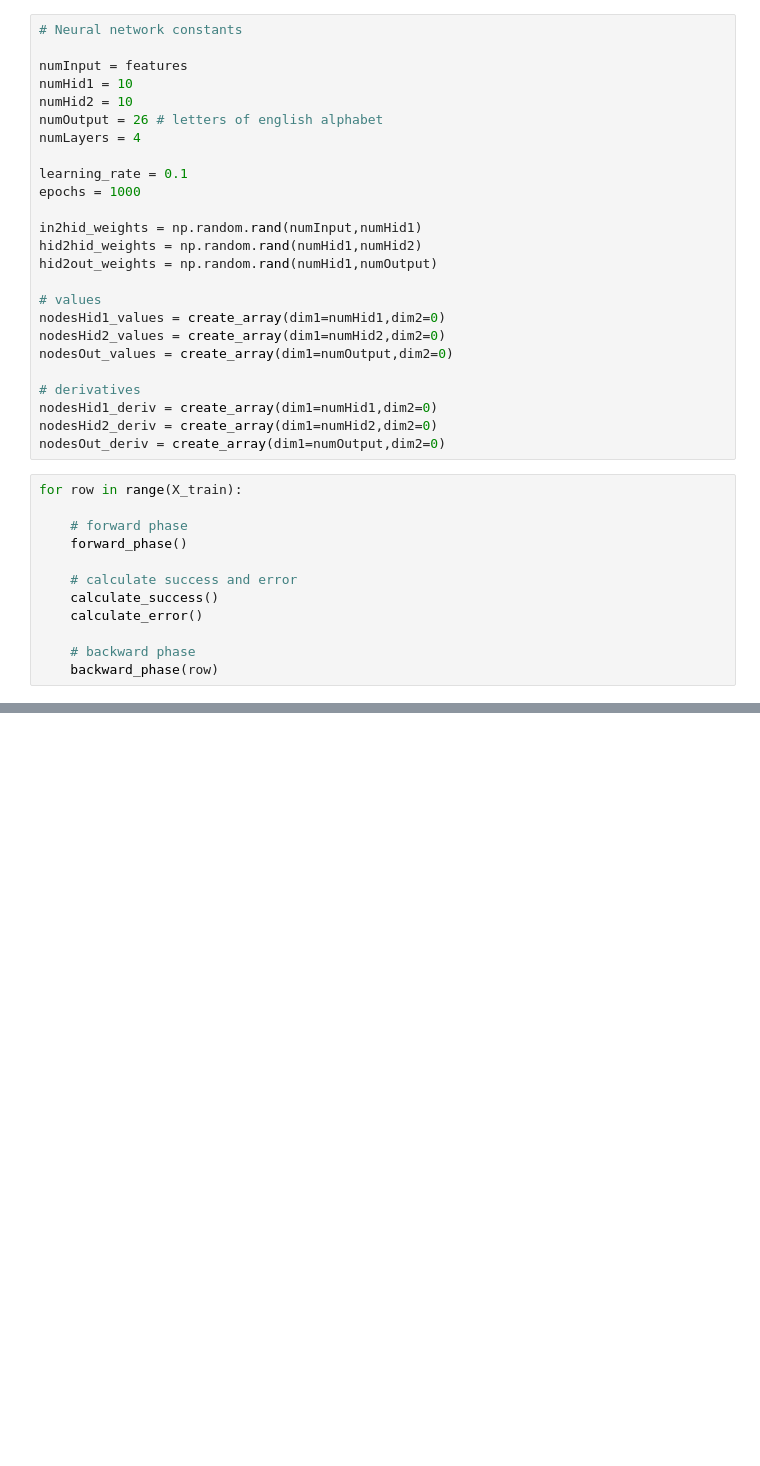
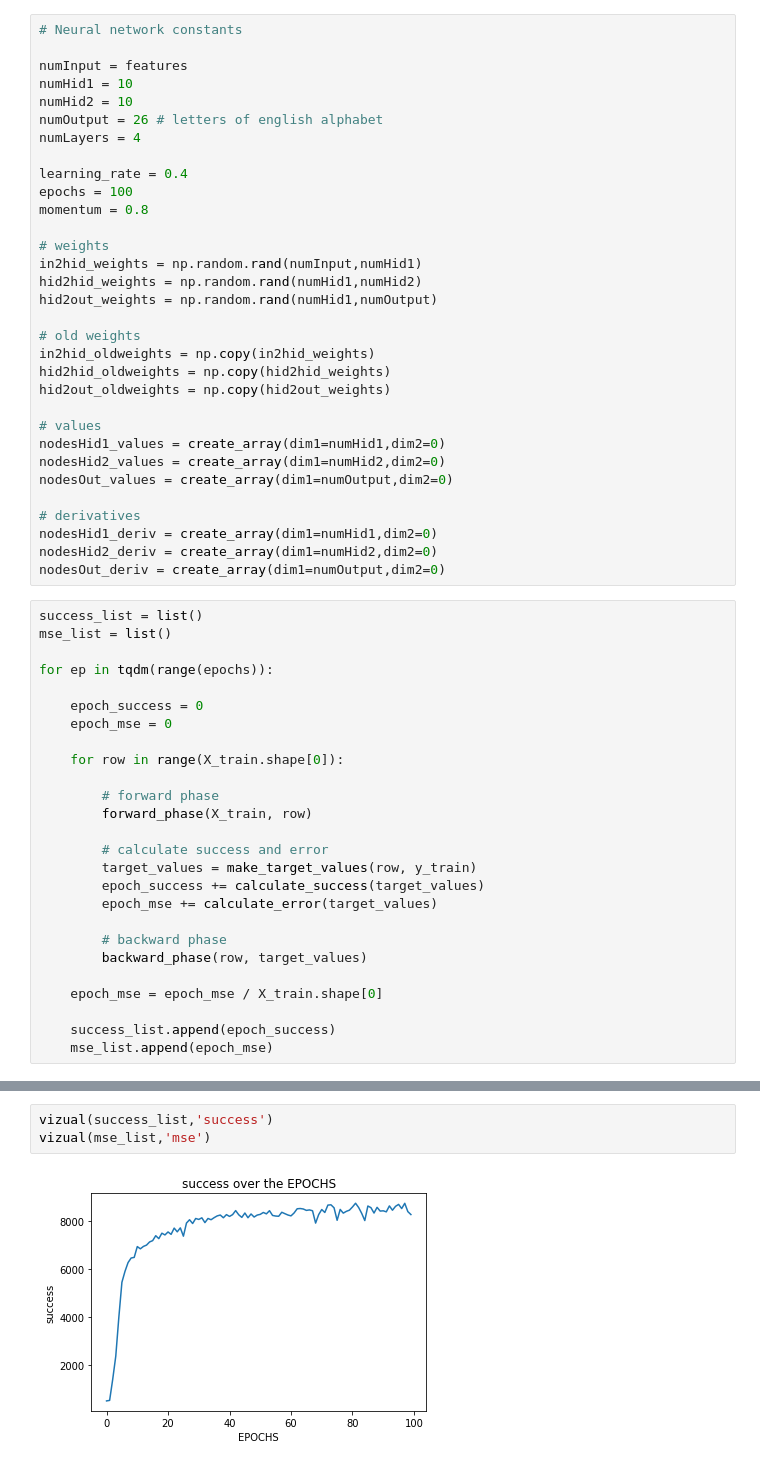
Before and after one commit to cgeorg08/Deep_Learning_suite, a Jupyter notebook: 2. Digit Recognition/neural_net_problem2.ipynb, the cells around one changed output, grey strips where cells are left out. Cells and saved outputs as stored; diff of their text form; blank space fills up the shorter version.

Commit message:
forward and backward phase done - momentum added
start experiments with the architecture to achieve as higher score as possible

```diff
--- a/2. Digit Recognition/neural_net_problem2.ipynb
+++ b/2. Digit Recognition/neural_net_problem2.ipynb
@@ -88,12 +169,19 @@ numHid2 = 10
 numOutput = 26 # letters of english alphabet
 numLayers = 4
 
-learning_rate = 0.1
-epochs = 1000
+learning_rate = 0.4
+epochs = 100
+momentum = 0.8
 
+# weights
 in2hid_weights = np.random.rand(numInput,numHid1)
 hid2hid_weights = np.random.rand(numHid1,numHid2)
 hid2out_weights = np.random.rand(numHid1,numOutput)
+
+# old weights
+in2hid_oldweights = np.copy(in2hid_weights)
+hid2hid_oldweights = np.copy(hid2hid_weights)
+hid2out_oldweights = np.copy(hid2out_weights)
 
 # values
 nodesHid1_values = create_array(dim1=numHid1,dim2=0)
@@ -105,14 +193,28 @@ nodesHid1_deriv = create_array(dim1=numHid1,dim2=0)
 nodesHid2_deriv = create_array(dim1=numHid2,dim2=0)
 nodesOut_deriv = create_array(dim1=numOutput,dim2=0)
 # %%
-for row in range(X_train):
+success_list = list()
+mse_list = list()
 
-    # forward phase
-    forward_phase()
+for ep in tqdm(range(epochs)):
 
-    # calculate success and error
-    calculate_success()
-    calculate_error()
+    epoch_success = 0
+    epoch_mse = 0
 
-    # backward phase
-    backward_phase(row)
+    for row in range(X_train.shape[0]):
+
+        # forward phase
+        forward_phase(X_train, row)
+
+        # calculate success and error
+        target_values = make_target_values(row, y_train)
+        epoch_success += calculate_success(target_values)
+        epoch_mse += calculate_error(target_values)
+
+        # backward phase
+        backward_phase(row, target_values)
+
+    epoch_mse = epoch_mse / X_train.shape[0]
+
+    success_list.append(epoch_success)
+    mse_list.append(epoch_mse)
@@ -167,0 +229,5 @@ def backward_phase(row):
+# %%
+vizual(success_list,'success')
+vizual(mse_list,'mse')
+# %% [output]
+[figure, added]
```
Also changed, not shown: parts of 6 cells of this notebook.
